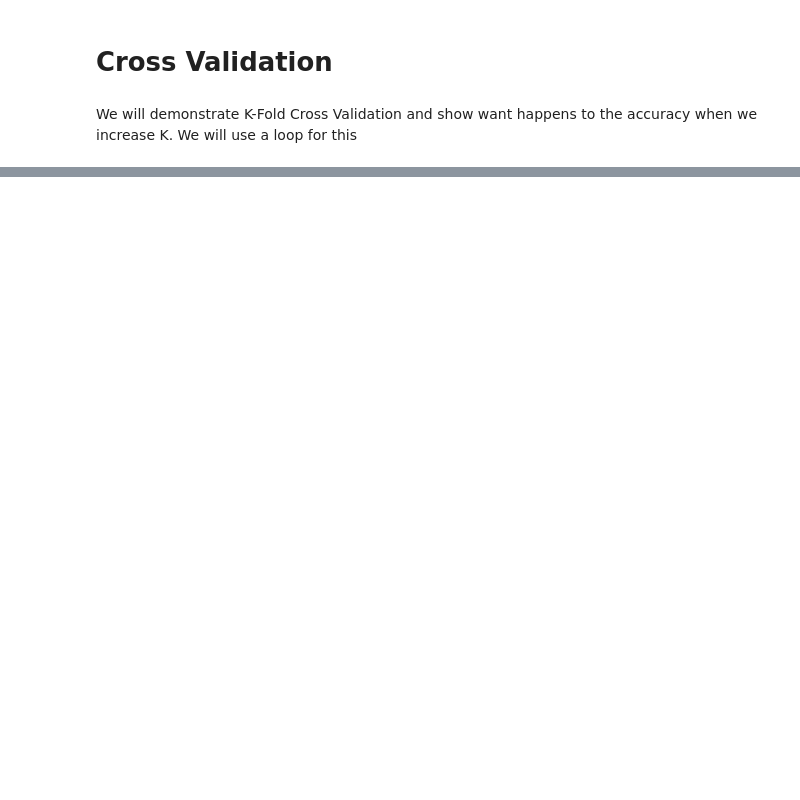
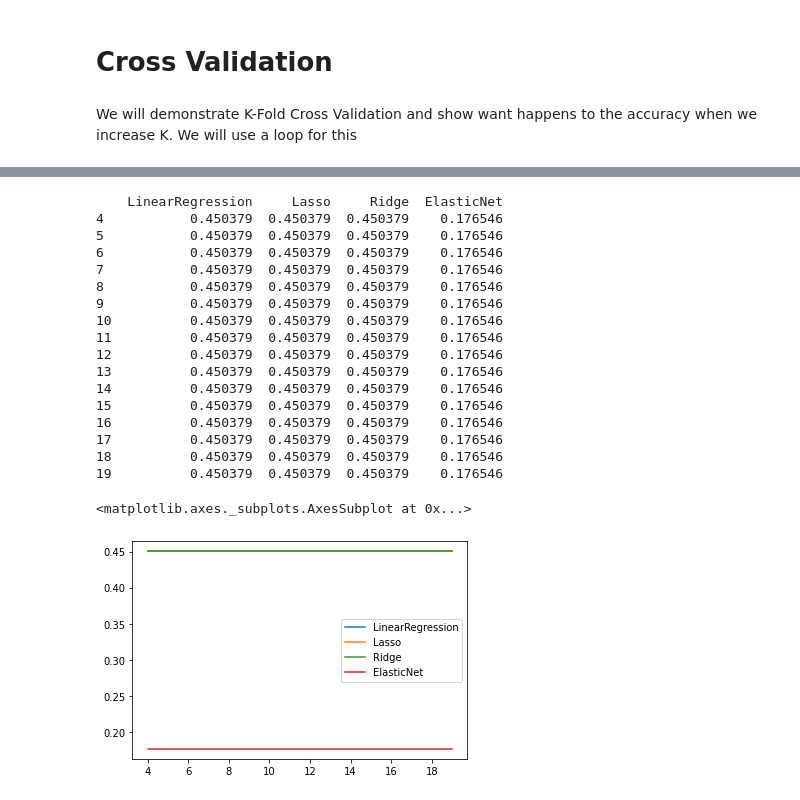
Before and after one commit to ics-projects/ML-Lab2-Clone, a Jupyter notebook: CAT1.ipynb, the cells around one changed output, grey strips where cells are left out. Cells and saved outputs as stored; diff of their text form; code cells hidden in the pictures; blank space fills up the shorter version.

```diff
--- a/CAT1.ipynb
+++ b/CAT1.ipynb
@@ -164,7 +165,7 @@ We will demonstrate K-Fold Cross Validation and show want happens to the accurac
 # %%
 plot_kfold = {}
 count = 4
-while count < 15:
+while count < 20:
   kfold = KFold(n_splits=count)
   for i in models:
     regressor = models[i]
@@ -176,10 +177,11 @@ while count < 15:
     else:
       c_validated = cross_val_score(regressor, X_train, y_train, cv=kfold)
     accuracy = c_validated.mean()
-    result[i] = [accuracy]
+    result[i] = accuracy
   plot_kfold[count] = result
   count = count + 1
 # %%
 kfold_df = pd.DataFrame(plot_kfold).T
-kfold_df
+print(kfold_df)
+kfold_df.plot()
 # %% [output]
@@ -197,0 +188,19 @@ kfold_df
+    LinearRegression     Lasso     Ridge  ElasticNet
+4           0.450379  0.450379  0.450379    0.176546
+5           0.450379  0.450379  0.450379    0.176546
+6           0.450379  0.450379  0.450379    0.176546
+7           0.450379  0.450379  0.450379    0.176546
+8           0.450379  0.450379  0.450379    0.176546
+9           0.450379  0.450379  0.450379    0.176546
+10          0.450379  0.450379  0.450379    0.176546
+11          0.450379  0.450379  0.450379    0.176546
+12          0.450379  0.450379  0.450379    0.176546
+13          0.450379  0.450379  0.450379    0.176546
+14          0.450379  0.450379  0.450379    0.176546
+15          0.450379  0.450379  0.450379    0.176546
+16          0.450379  0.450379  0.450379    0.176546
+17          0.450379  0.450379  0.450379    0.176546
+18          0.450379  0.450379  0.450379    0.176546
+19          0.450379  0.450379  0.450379    0.176546
+<matplotlib.axes._subplots.AxesSubplot at 0x...>
+[figure, added]
```
Also changed, not shown: parts of 2 cells of this notebook.
